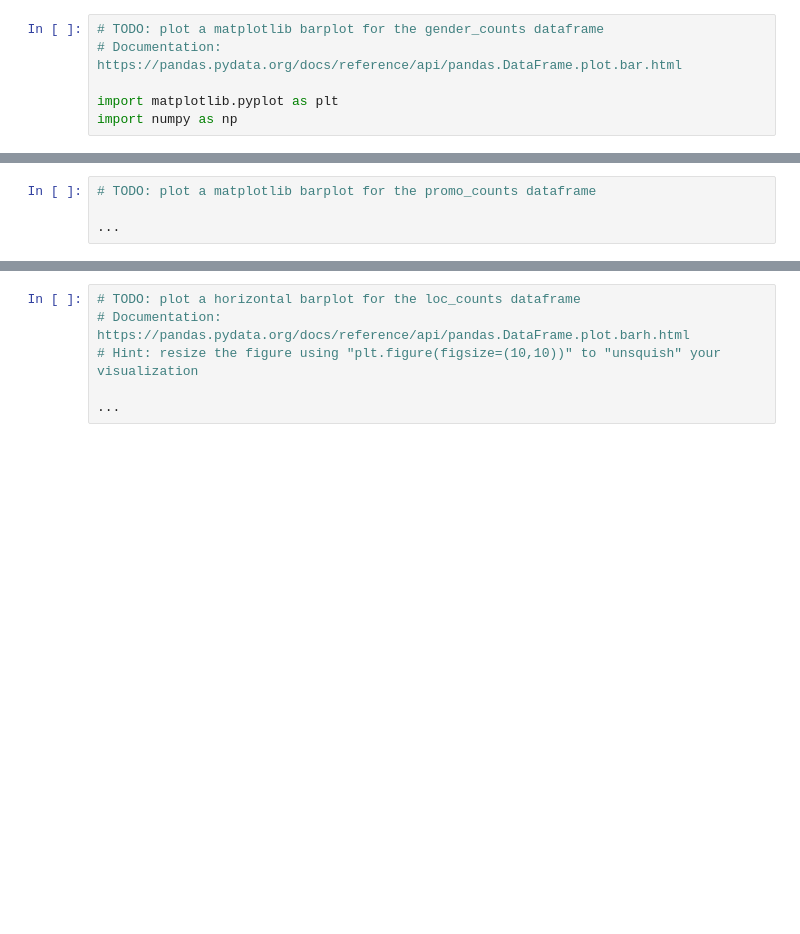
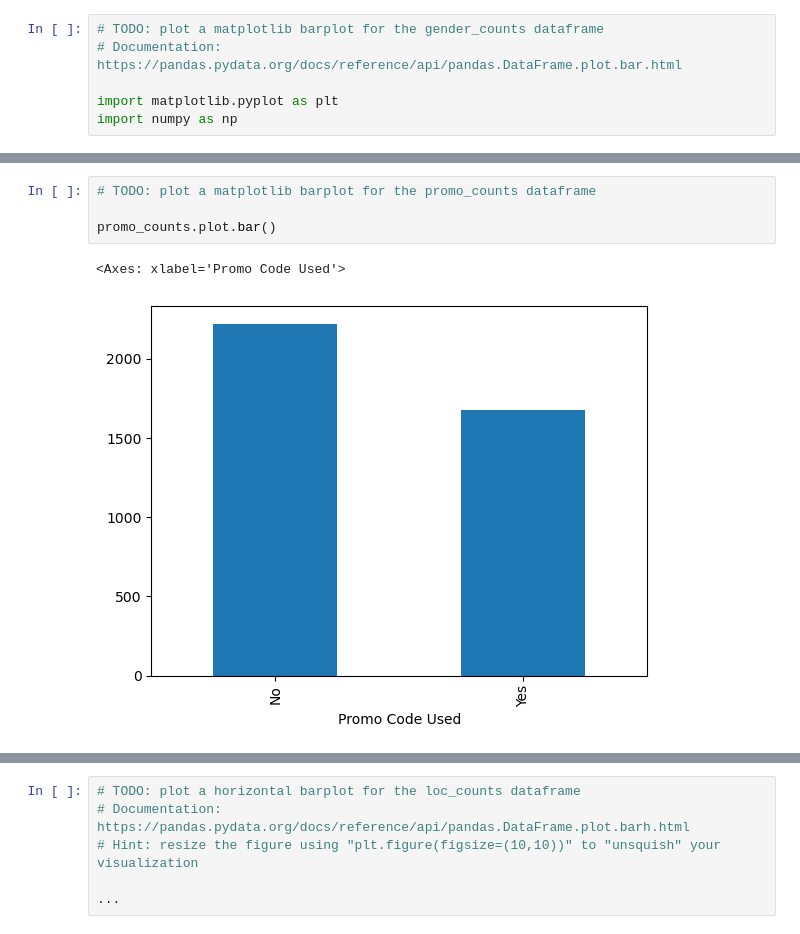
Before and after one commit to adesoyee/shopping-data-lab, a Jupyter notebook: code/01explore.ipynb, the cells around one changed output, grey strips where cells are left out. Cells and saved outputs as stored; diff of their text form; blank space fills up the shorter version.

```diff
--- a/code/01explore.ipynb
+++ b/code/01explore.ipynb
@@ -119,7 +153,10 @@ TypeError: 'method' object is not subscriptable
 # %%
 # TODO: plot a matplotlib barplot for the promo_counts dataframe
 
-...
+promo_counts.plot.bar()
+# %% [output]
+<Axes: xlabel='Promo Code Used'>
+[figure, added]
 # %%
 # TODO: count the frequency of unique values in the "Payment Method" column, save this value into a new dataframe named "pay_counts"
 
```
Also changed, not shown: parts of 31 cells of this notebook, 2 other files.
